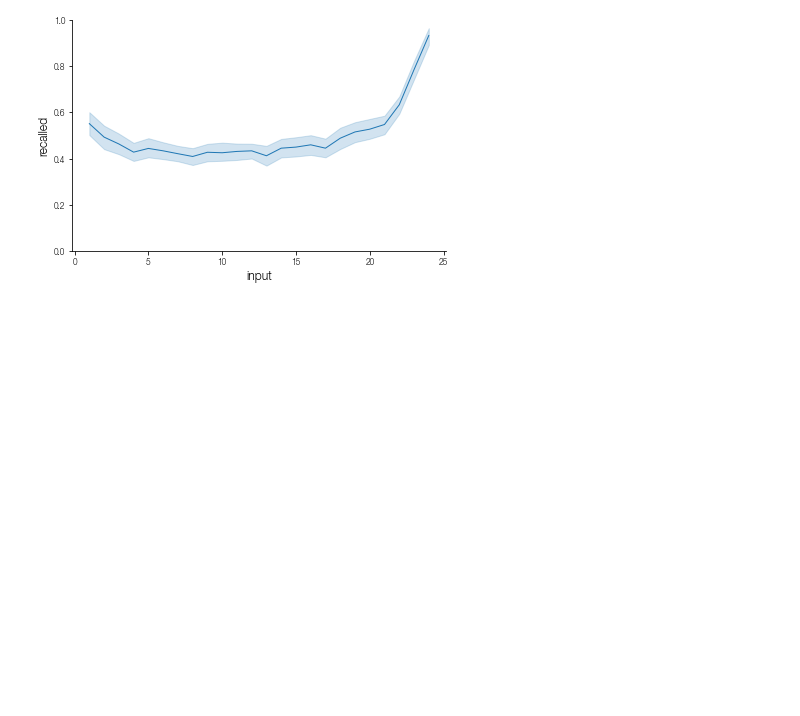
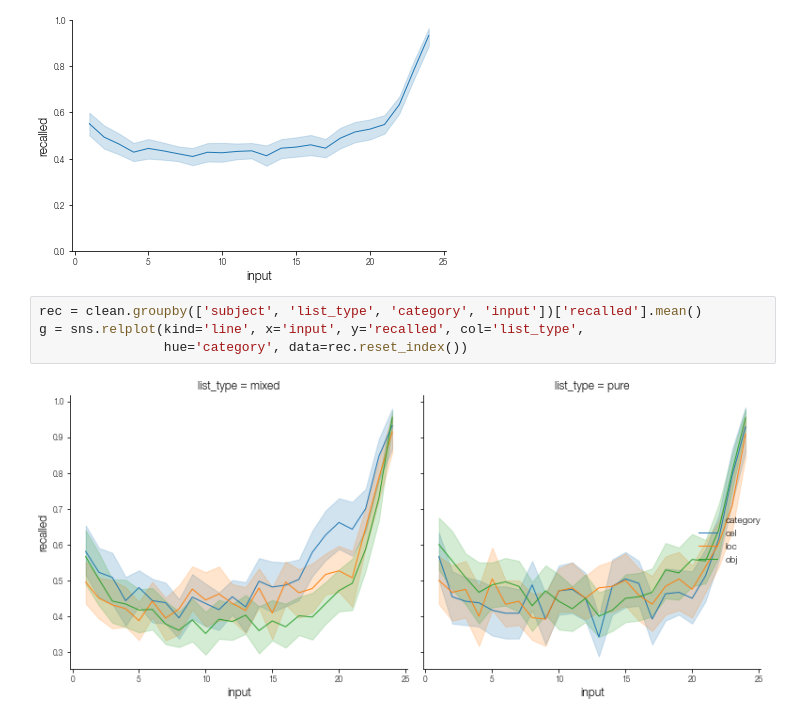
Before and after one commit to mortonne/psifr, a Jupyter notebook: jupyter/test_fr_raw.ipynb, the cells around one changed output. Drawn from its saved outputs; the diff is of its cells as text; blank space fills up the shorter version.

```diff
--- a/jupyter/test_fr_raw.ipynb
+++ b/jupyter/test_fr_raw.ipynb
@@ -82,3 +105,9 @@ g = sns.lineplot(x='input', y='recalled', data=rec_pos.reset_index());
 g.set_ylim(0, 1);
 # %% [output]
 [figure]
+# %%
+rec = clean.groupby(['subject', 'list_type', 'category', 'input'])['recalled'].mean()
+g = sns.relplot(kind='line', x='input', y='recalled', col='list_type',
+                hue='category', data=rec.reset_index())
+# %% [output]
+[figure, added]
```
Also changed, not shown: parts of 6 cells of this notebook.
